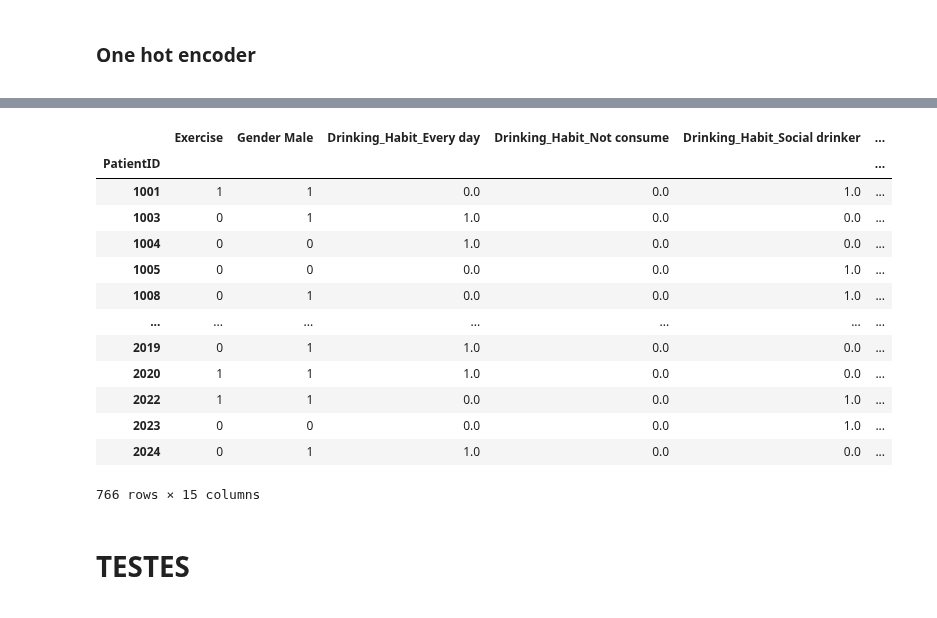
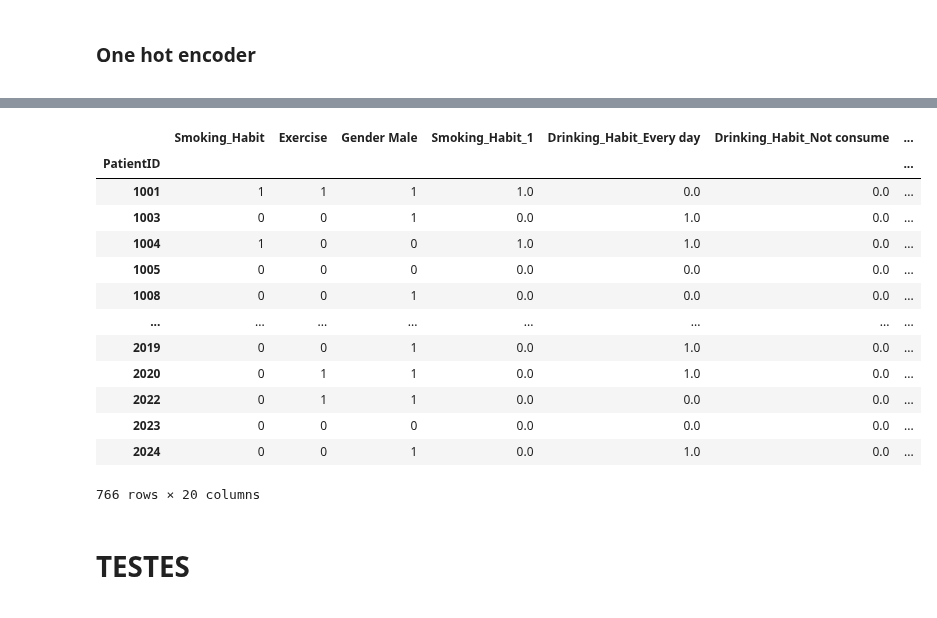
Before and after one commit to henrymmarques/MLProject, a Jupyter notebook: Group03 - ML Project.ipynb, the cells around one changed output, grey strips where cells are left out. Cells and saved outputs as stored; diff of their text form; code cells hidden in the pictures.

```diff
--- a/Group03 - ML Project.ipynb
+++ b/Group03 - ML Project.ipynb
@@ -419,7 +425,8 @@ Checkup is IMPORTANT for Prediction
 Diabetes is IMPORTANT for Prediction
 Gender is IMPORTANT for Prediction
 # %%
-train_data_cat.drop(['Name', 'Region', 'Education', 'Smoking_Habit', 'Water_Habit'],axis=1, inplace=True)
+# train_data_cat.drop(['Name', 'Region', 'Education', 'Smoking_Habit', 'Water_Habit'],axis=1, inplace=True)
+train_data_cat.drop(['Name', 'Region', 'Education'],axis=1, inplace=True)
 # %% [markdown]
 <a class="anchor" id="4th-bullet">
 
@@ -613,22 +620,23 @@ ohc_df
 # %%
 train_data_cat  = pd.concat([train_data_cat,ohc_df],axis = 1)
-train_data_cat.drop(['Drinking_Habit', 'Fruit_Habit', 'Checkup', 'Diabetes'], inplace=True, axis=1)
+# train_data_cat.drop(['Drinking_Habit', 'Fruit_Habit', 'Checkup', 'Diabetes'], inplace=True, axis=1)
+train_data_cat.drop(['Drinking_Habit', 'Fruit_Habit', 'Checkup', 'Diabetes', 'Smoking_Habit_0', 'Water_Habit'], inplace=True, axis=1)
 train_data_cat
 # %% [output]
-|  | Exercise | Gender Male | Drinking_Habit_Every day | Drinking_Habit_Not consume | Drinking_Habit_Social drinker | ... |
-| PatientID |  |  |  |  |  | ... |
-| 1001 | 1 | 1 | 0.0 | 0.0 | 1.0 | ... |
-| 1003 | 0 | 1 | 1.0 | 0.0 | 0.0 | ... |
-| 1004 | 0 | 0 | 1.0 | 0.0 | 0.0 | ... |
-| 1005 | 0 | 0 | 0.0 | 0.0 | 1.0 | ... |
-| 1008 | 0 | 1 | 0.0 | 0.0 | 1.0 | ... |
-| ... | ... | ... | ... | ... | ... | ... |
-| 2019 | 0 | 1 | 1.0 | 0.0 | 0.0 | ... |
-| 2020 | 1 | 1 | 1.0 | 0.0 | 0.0 | ... |
-| 2022 | 1 | 1 | 0.0 | 0.0 | 1.0 | ... |
-| 2023 | 0 | 0 | 0.0 | 0.0 | 1.0 | ... |
-| 2024 | 0 | 1 | 1.0 | 0.0 | 0.0 | ... |
+|  | Smoking_Habit | Exercise | Gender Male | Smoking_Habit_1 | Drinking_Habit_Every day | Drinking_Habit_Not consume | ... |
+| PatientID |  |  |  |  |  |  | ... |
+| 1001 | 1 | 1 | 1 | 1.0 | 0.0 | 0.0 | ... |
+| 1003 | 0 | 0 | 1 | 0.0 | 1.0 | 0.0 | ... |
+| 1004 | 1 | 0 | 0 | 1.0 | 1.0 | 0.0 | ... |
+| 1005 | 0 | 0 | 0 | 0.0 | 0.0 | 0.0 | ... |
+| 1008 | 0 | 0 | 1 | 0.0 | 0.0 | 0.0 | ... |
+| ... | ... | ... | ... | ... | ... | ... | ... |
+| 2019 | 0 | 0 | 1 | 0.0 | 1.0 | 0.0 | ... |
+| 2020 | 0 | 1 | 1 | 0.0 | 1.0 | 0.0 | ... |
+| 2022 | 0 | 1 | 1 | 0.0 | 0.0 | 0.0 | ... |
+| 2023 | 0 | 0 | 0 | 0.0 | 0.0 | 0.0 | ... |
+| 2024 | 0 | 0 | 1 | 0.0 | 1.0 | 0.0 | ... |
-766 rows × 15 columns
+766 rows × 20 columns
 # %% [markdown]
 <a class="anchor" id="4th-bullet">
 
```
Also changed, not shown: parts of 13 cells of this notebook, 1 other file.
